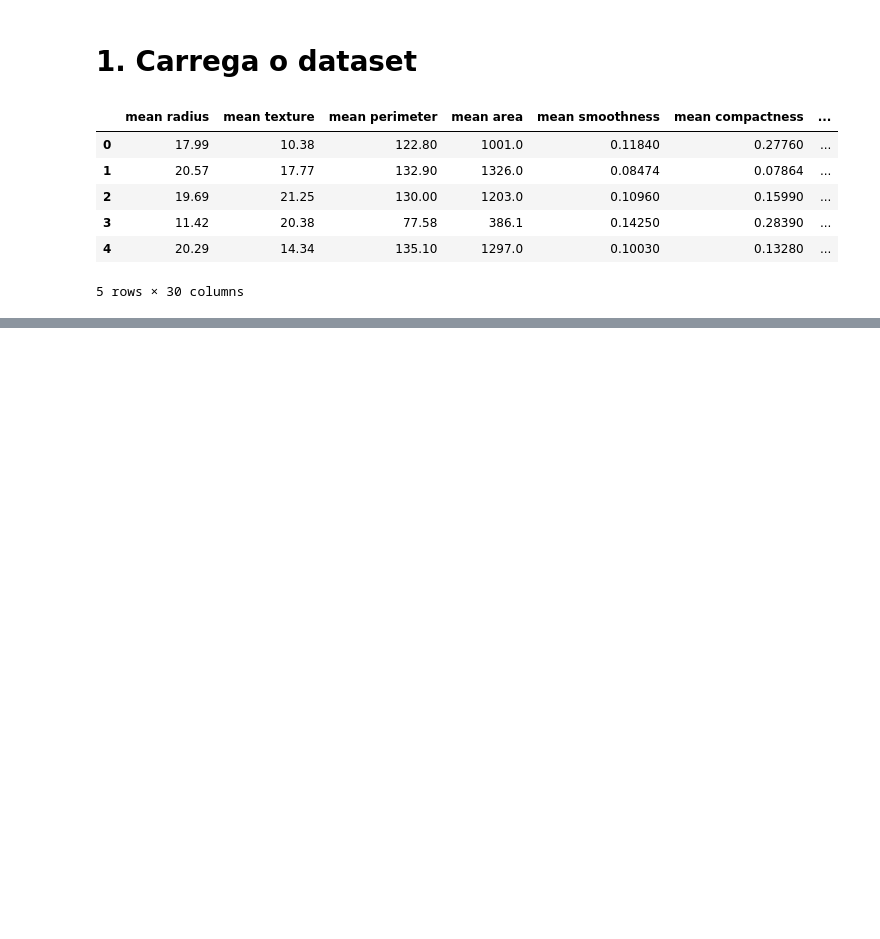
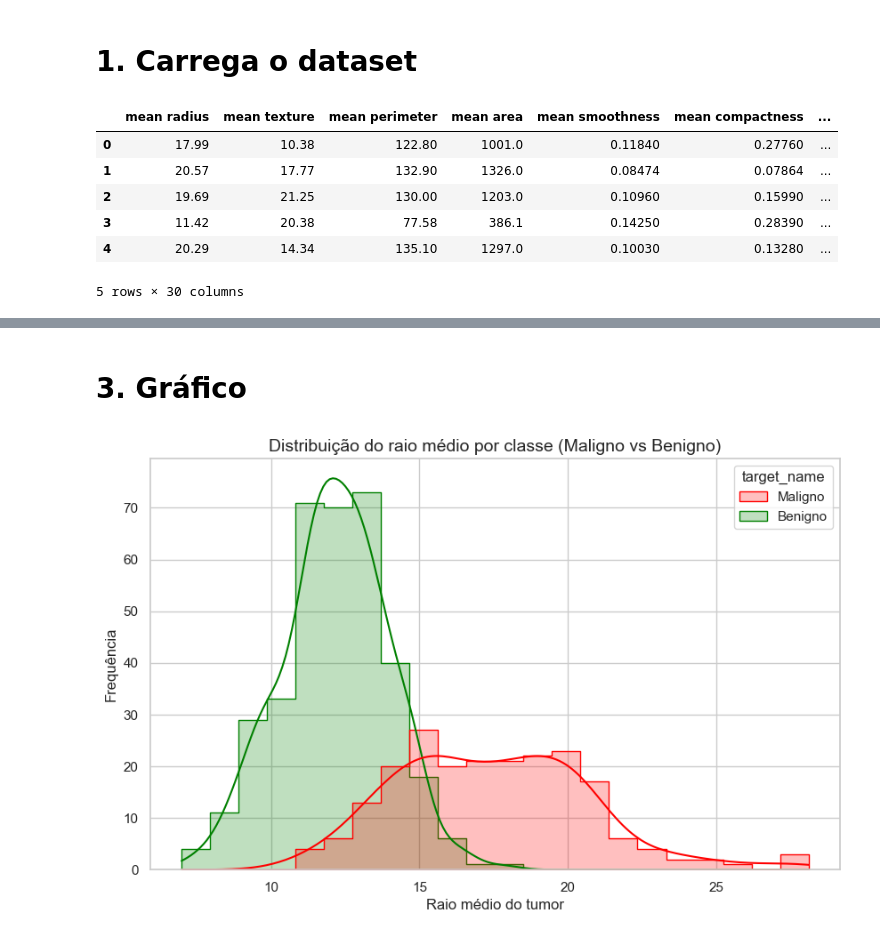
Before and after one commit to gialbanes/Faculdade-2026, a Jupyter notebook: 1semestre/AM/am-knn-cancer/cancer.ipynb, the cells around one changed output, grey strips where cells are left out. Drawn from its saved outputs; the diff is of its cells as text; code cells hidden in the pictures; blank space fills up the shorter version.

```diff
--- a/1semestre/AM/am-knn-cancer/cancer.ipynb
+++ b/1semestre/AM/am-knn-cancer/cancer.ipynb
@@ -7,9 +13,9 @@ from sklearn.datasets import load_breast_cancer
 # %% [markdown]
 # 1. Carrega o dataset
 # %%
-df = load_breast_cancer()
-df = pd.DataFrame(df.data, columns=df.feature_names)
-df.head()
+cancer_dataset = load_breast_cancer()
+data = pd.DataFrame(cancer_dataset.data, columns=cancer_dataset.feature_names)
+data.head()
 # %% [output]
 |  | mean radius | mean texture | mean perimeter | mean area | mean smoothness | mean compactness | ... |
 | 0 | 17.99 | 10.38 | 122.80 | 1001.0 | 0.11840 | 0.27760 | ... |
@@ -20,0 +59,22 @@ df.head()
+# %% [markdown]
+# 3. Gráfico
+# %%
+df = data.copy()
+df['target'] = cancer_dataset.target
+
+df['target_name'] = df['target'].map({0: 'Maligno', 1: 'Benigno'})
+
+sns.set_theme(style="whitegrid")
+color = {'Maligno': 'red', 'Benigno': 'green'}
+
+plt.figure(figsize=(10, 6))
+sns.histplot(data=df, x='mean radius', hue='target_name', kde=True, element="step", palette=color)
+
+plt.title('Distribuição do raio médio por classe (Maligno vs Benigno)', fontsize=14)
+plt.xlabel('Raio médio do tumor', fontsize=12)
+plt.ylabel('Frequência', fontsize=12)
+
+# Mostra o gráfico
+plt.show()
+# %% [output]
+[figure, added]
```
Also changed, not shown: parts of 11 cells of this notebook, 1 other file.
